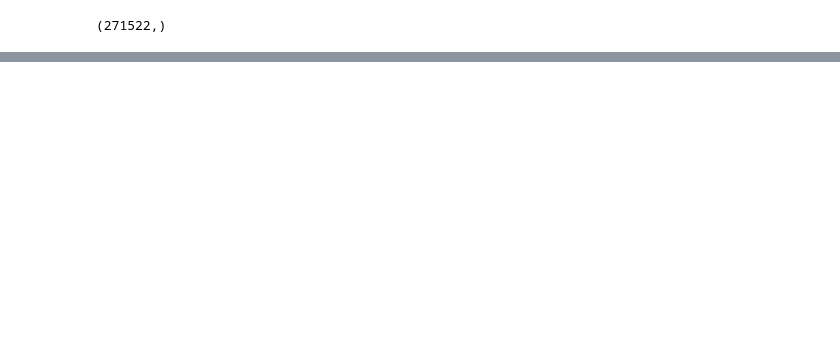
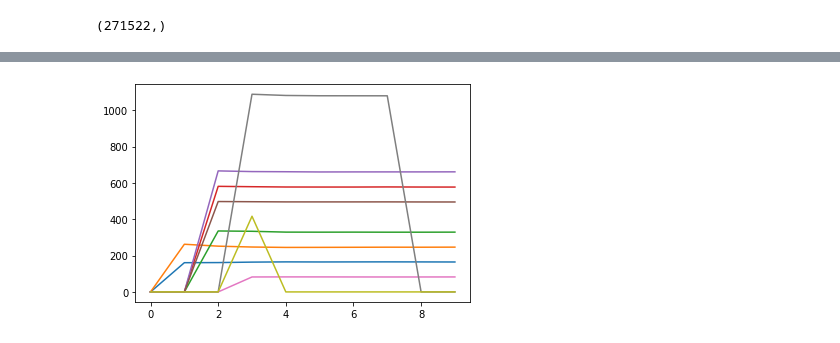
Before and after one commit to jhartquist/rtma, a Jupyter notebook: nbs/04_sine_model.ipynb, the cells around one changed output, grey strips where cells are left out. Drawn from its saved outputs; the diff is of its cells as text; code cells hidden in the pictures; blank space fills up the shorter version.

```diff
--- a/nbs/04_sine_model.ipynb
+++ b/nbs/04_sine_model.ipynb
@@ -389,0 +577,6 @@ plot(y[:1000])
+# %%
+max_l = 9
+# %%
+padded = [np.pad(f.freqs, (0, max_l-f.freqs.size), 'constant') for f in out_frames]
+# %%
+p = np.stack(padded)
@@ -389,0 +606,5 @@ plot(y[:1000])
+# %%
+for i in range(9):
+    plt.plot(p[:, i])
+# %% [output]
+[figure, added]
```
Also changed, not shown: parts of 24 cells of this notebook, 2 other files.
